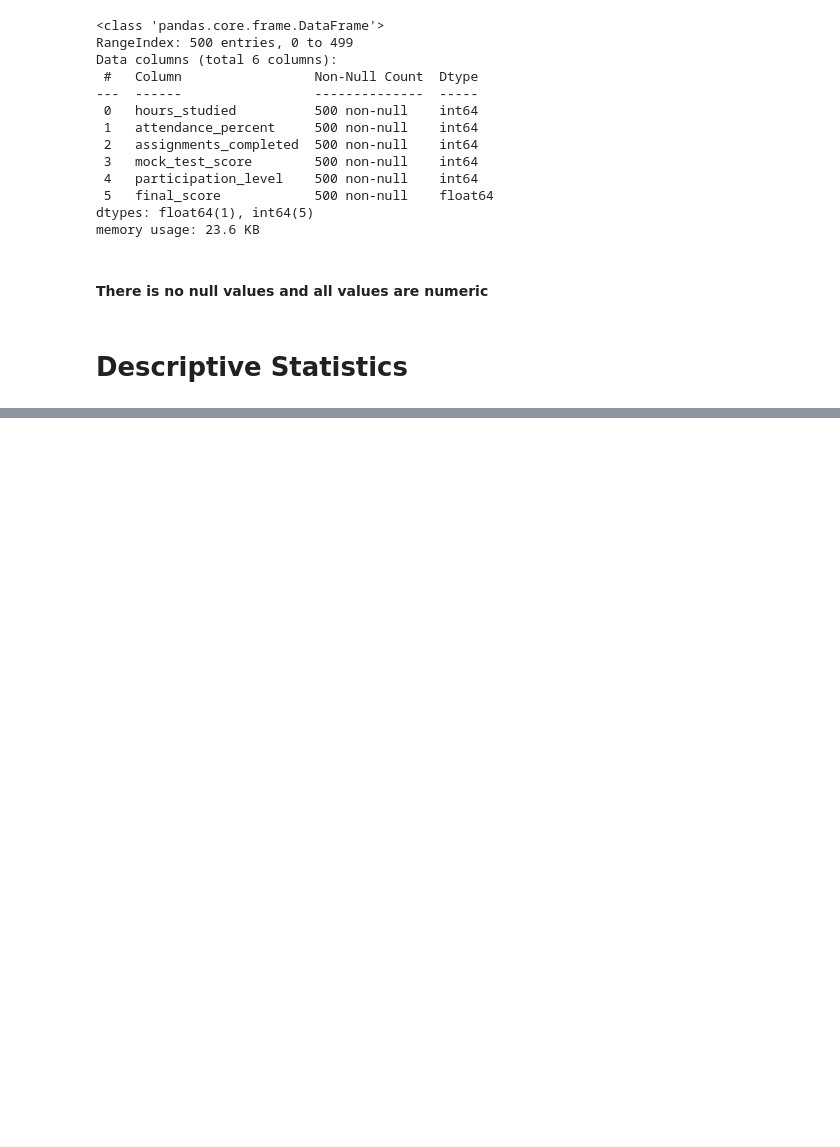
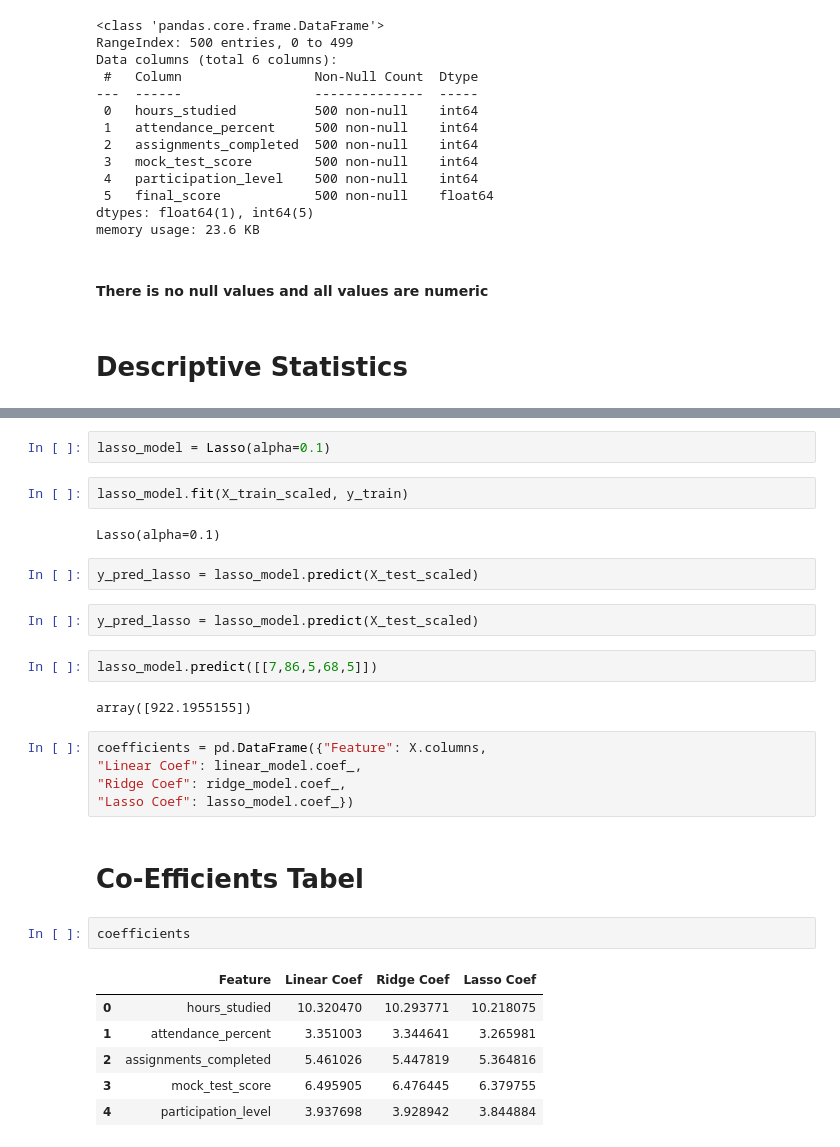
Before and after one commit to Sinchana-Urs2301/Internship, a Jupyter notebook: Student Score prediction.ipynb, the cells around one changed output, grey strips where cells are left out. Drawn from its saved outputs; the diff is of its cells as text; blank space fills up the shorter version.

```diff
--- a/Student Score prediction.ipynb
+++ b/Student Score prediction.ipynb
@@ -143,0 +152,30 @@ r2 = 0.4585625745799654
+# %%
+lasso_model = Lasso(alpha=0.1)
+# %%
+lasso_model.fit(X_train_scaled, y_train)
+# %% [output]
+Lasso(alpha=0.1)
+# %%
+y_pred_lasso = lasso_model.predict(X_test_scaled)
+# %%
+y_pred_lasso = lasso_model.predict(X_test_scaled)
+# %%
+lasso_model.predict([[7,86,5,68,5]])
+# %% [output]
+array([922.1955155])
+# %%
+coefficients = pd.DataFrame({"Feature": X.columns,
+"Linear Coef": linear_model.coef_,
+"Ridge Coef": ridge_model.coef_,
+"Lasso Coef": lasso_model.coef_})
+# %% [markdown]
+# Co-Efficients Tabel
+# %%
+coefficients
+# %% [output]
+|  | Feature | Linear Coef | Ridge Coef | Lasso Coef |
+| 0 | hours_studied | 10.320470 | 10.293771 | 10.218075 |
+| 1 | attendance_percent | 3.351003 | 3.344641 | 3.265981 |
+| 2 | assignments_completed | 5.461026 | 5.447819 | 5.364816 |
+| 3 | mock_test_score | 6.495905 | 6.476445 | 6.379755 |
+| 4 | participation_level | 3.937698 | 3.928942 | 3.844884 |
```
Also changed, not shown: parts of 25 cells of this notebook.
